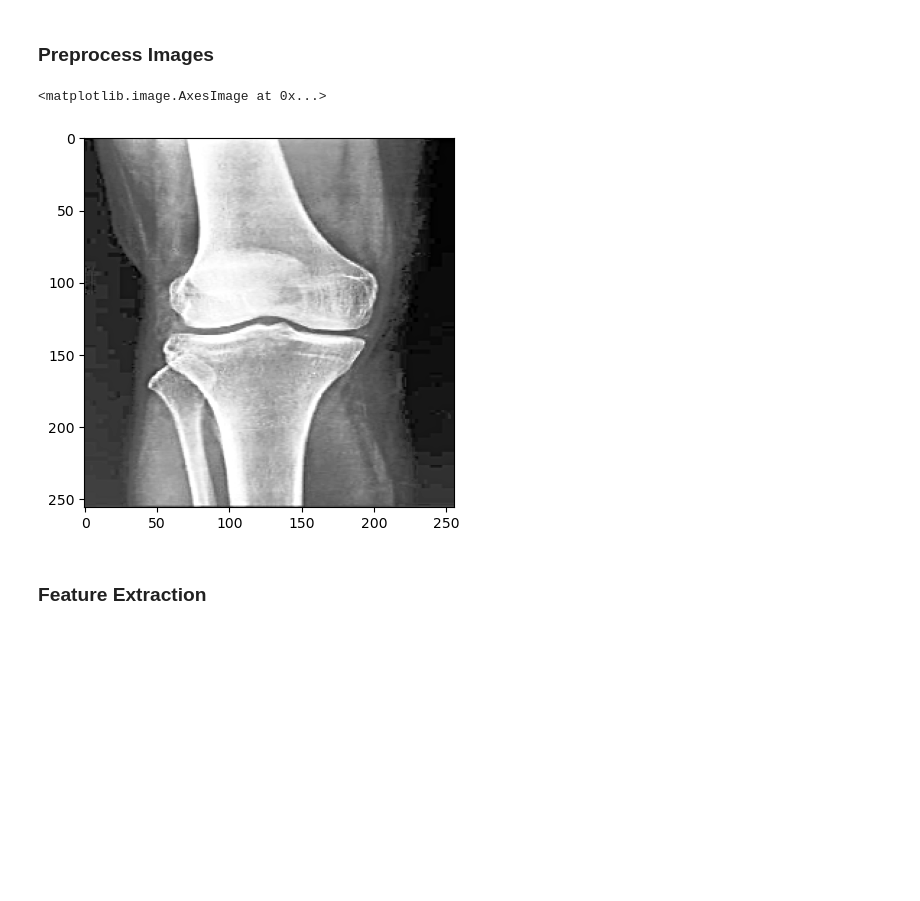
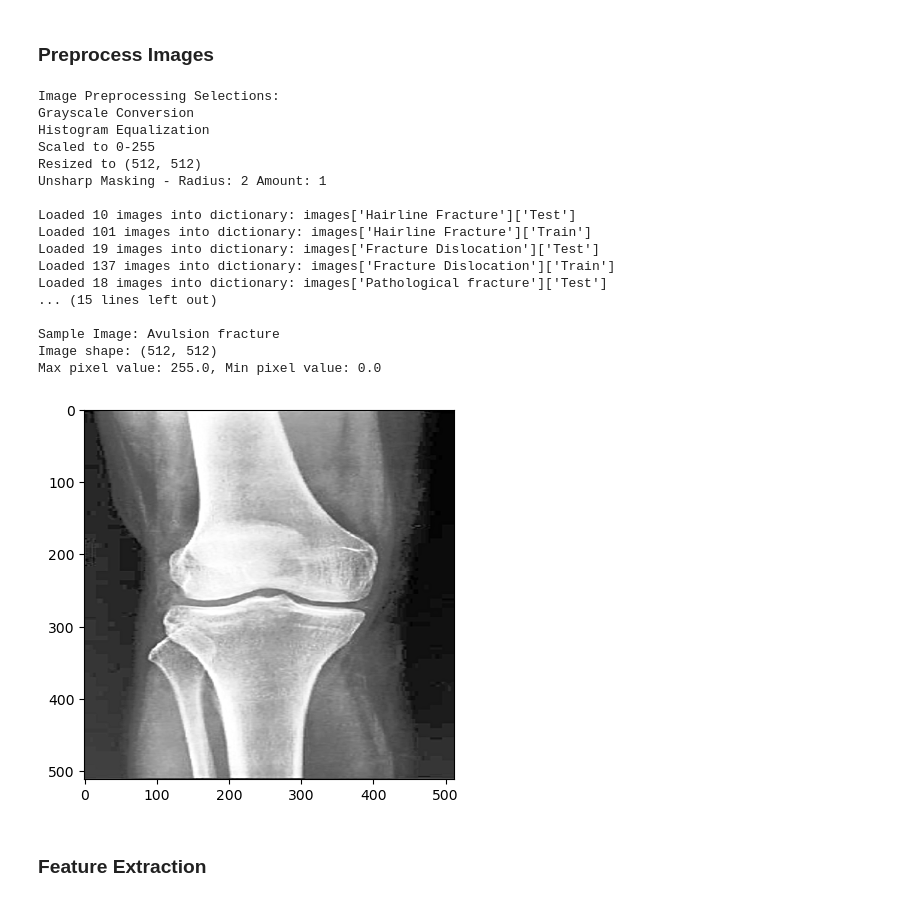
Before and after one commit to davidsolow/fracture-classification, a Jupyter notebook: Image_Preprocessing.ipynb, the cells around one changed output. Cells and saved outputs as stored; diff of their text form; code cells hidden in the pictures; blank space fills up the shorter version.

```diff
--- a/Image_Preprocessing.ipynb
+++ b/Image_Preprocessing.ipynb
@@ -27,7 +27,7 @@ scaling_flg = 1
 
 # Resize the image to the provided dimensions
 resize_flg = 1
-resize_shape = (256, 256)
+resize_shape = (512, 512)
 
 # Sharpen image using unsharp masking with provided Gaussian filter
 unsharp_mask_flg = 1
@@ -70,6 +70,20 @@ root_dir = './data/Bone Break Classification'
 
 # Initialize dictionary to store images
 images = {}
+
+# Print preprocessing selections
+print('Image Preprocessing Selections:')
+if grayscale_flg:
+    print('Grayscale Conversion')
+if histogram_eq_flg:
+    print('Histogram Equalization')
+if scaling_flg:
+    print('Scaled to 0-255')
+if resize_flg:
+    print('Resized to', resize_shape)
+if unsharp_mask_flg:
+    print('Unsharp Masking - Radius:', unsharp_radius, 'Amount:', unsharp_amount)
+print()
 
 # Iterates through the different bone fracture folders
 for folder in os.listdir(root_dir):
@@ -83,39 +97,63 @@ for folder in os.listdir(root_dir):
         if subfolder.startswith('.'):
             continue
 
         subfolder_path = os.path.join(folder_path, subfolder)
         images[folder][subfolder] = []
 
         # Iterates through images in folder
         for file in os.listdir(subfolder_path):
 
             if file.endswith('.jpg'):
 
                 file_path = os.path.join(subfolder_path, file)
 
                 img = load_image(file_path)
 
                 if grayscale_flg:
                     img = rgb2gray(img)
 
                 if histogram_eq_flg:
                     img = histEqual(np.array(img, dtype=np.uint8))
 
                 if resize_flg:
                     img = resize(img, resize_shape)
 
                 if unsharp_mask_flg:
                     img = unsharp_mask(img, unsharp_radius, unsharp_amount)
 
                 if scaling_flg:
                     img = scale(img)
 
-                images[folder][subfolder].append(img)
+                images[folder][subfolder].append(np.array(img))
+
+        print(f'Loaded {len(images[folder][subfolder])} images into dictionary: images[\'{folder}\'][\'{subfolder}\']')
+
+sample_image = images['Avulsion fracture']['Train'][10]
+print()
+print('Sample Image: Avulsion fracture')
+print(f'Image shape: {sample_image.shape}')
+print(f'Max pixel value: {np.max(sample_image)}, Min pixel value: {np.min(sample_image)}')
+plt.imshow(sample_image, cmap='gray')
+pass
+# %% [output]
+Image Preprocessing Selections:
+Grayscale Conversion
+Histogram Equalization
+Scaled to 0-255
+Resized to (512, 512)
+Unsharp Masking - Radius: 2 Amount: 1
+
+Loaded 10 images into dictionary: images['Hairline Fracture']['Test']
+Loaded 101 images into dictionary: images['Hairline Fracture']['Train']
+Loaded 19 images into dictionary: images['Fracture Dislocation']['Test']
+Loaded 137 images into dictionary: images['Fracture Dislocation']['Train']
+Loaded 18 images into dictionary: images['Pathological fracture']['Test']
+... (15 lines left out)
+
+Sample Image: Avulsion fracture
+Image shape: (512, 512)
+Max pixel value: 255.0, Min pixel value: 0.0
+[figure, added]
-# %%
-plt.imshow(images['Avulsion fracture']['Train'][10], cmap='gray')
-# %% [output]
-<matplotlib.image.AxesImage at 0x...>
-[figure, removed]
 # %% [markdown]
 ### Feature Extraction
 # %% [markdown]
```
